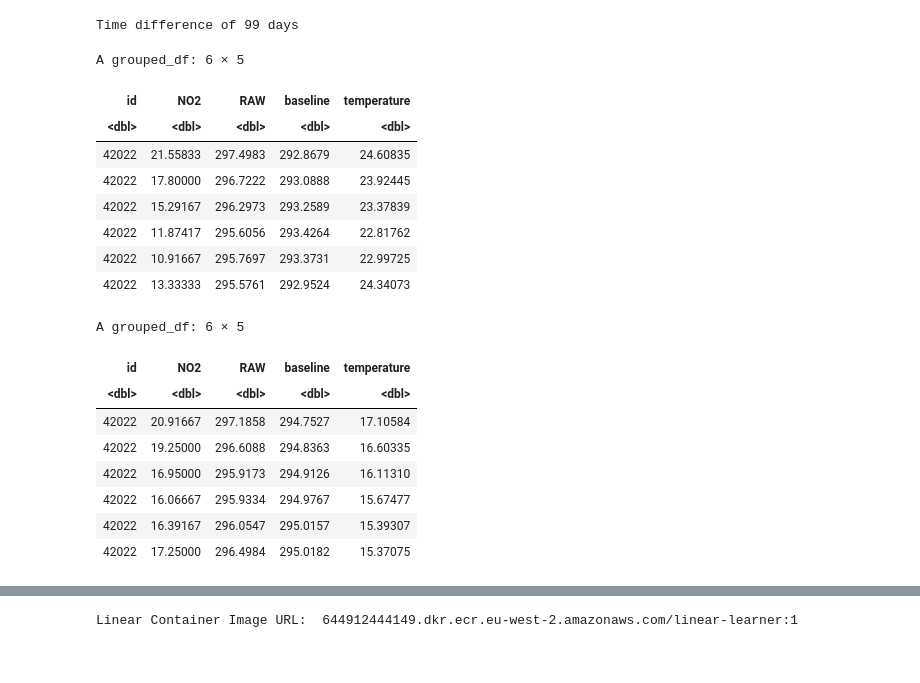
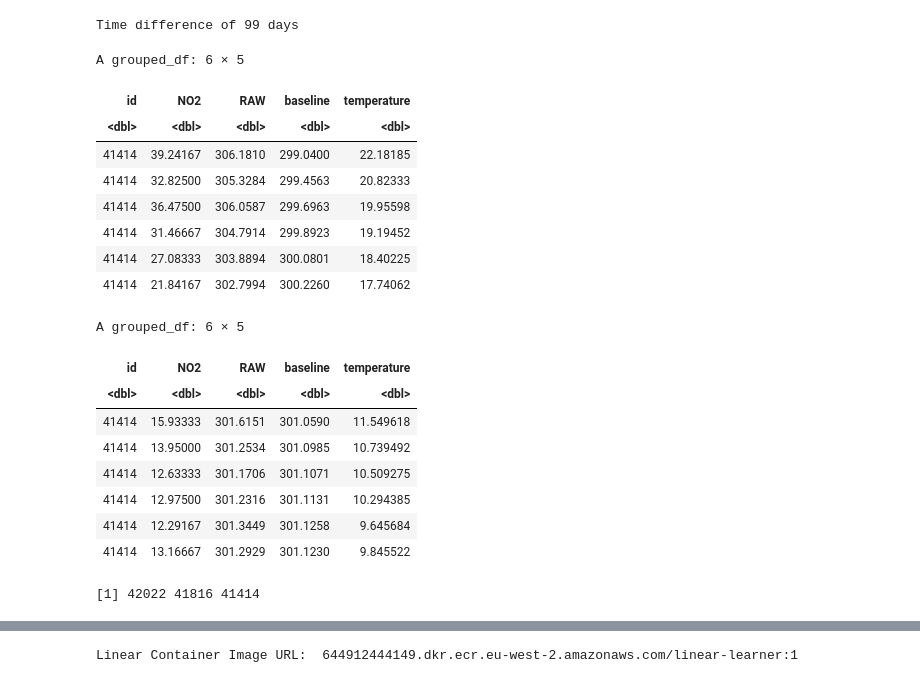
Before and after one commit to edanesh/airly3sagemaker-, a Jupyter notebook: V3-Copy1.ipynb, the cells around one changed output, grey strips where cells are left out. Saved outputs shown, nothing was run; the diff lists cells and outputs as text; code cells hidden in the pictures.

```diff
--- a/V3-Copy1.ipynb
+++ b/V3-Copy1.ipynb
@@ -72,10 +73,10 @@ A tibble: 6 × 7
 | 342155 | 41414 | 2021-11-22 00:00:00 | FINAL | NA | NA | NA |
 # %%
 # loading coloated reference senso (balcony analyser T200) data for the same period
-data_file <- 'data_ref-GMT.csv'
+data_file <- 'data_ref-LONDON.csv'
 data_ref_all <- read_csv(file=data_file) %>%
-      mutate(date = Time - lubridate::hours(1)) %>%  #convert tz gmt (utc+1) to utc
-    select(-Time)
+    mutate(Time = lubridate::force_tz(Time, "Europe/London")) %>%   # set time zone (for downloaded data) to local tzone
+    mutate(date = lubridate::with_tz(Time, "UTC")) # convert time zone to UTC
 head(data_ref_all)
 # %% [output]
 Rows: 28512 Columns: 4
@@ -239,17 +241,17 @@ gas_train <- data_airly_train_nested %>%
     select(id, NO2, RAW, baseline, temperature) %>%
     na.exclude()
 # %%
-head(gas_train)
+tail(gas_train)
 # %% [output]
 A grouped_df: 6 × 5
 | id | NO2 | RAW | baseline | temperature |
 | <dbl> | <dbl> | <dbl> | <dbl> | <dbl> |
-| 42022 | 21.55833 | 297.4983 | 292.8679 | 24.60835 |
-| 42022 | 17.80000 | 296.7222 | 293.0888 | 23.92445 |
-| 42022 | 15.29167 | 296.2973 | 293.2589 | 23.37839 |
-| 42022 | 11.87417 | 295.6056 | 293.4264 | 22.81762 |
-| 42022 | 10.91667 | 295.7697 | 293.3731 | 22.99725 |
-| 42022 | 13.33333 | 295.5761 | 292.9524 | 24.34073 |
+| 41414 | 39.24167 | 306.1810 | 299.0400 | 22.18185 |
+| 41414 | 32.82500 | 305.3284 | 299.4563 | 20.82333 |
+| 41414 | 36.47500 | 306.0587 | 299.6963 | 19.95598 |
+| 41414 | 31.46667 | 304.7914 | 299.8923 | 19.19452 |
+| 41414 | 27.08333 | 303.8894 | 300.0801 | 18.40225 |
+| 41414 | 21.84167 | 302.7994 | 300.2260 | 17.74062 |
 # %%
 # average data over 1hr to reduce data points to match train set processing
 data_airly_test_nested <- data_airly_test %>%
@@ -271,14 +273,14 @@ gas_test <- data_airly_test_nested %>%
     select(id, NO2, RAW, baseline, temperature) %>%
     na.exclude()
 # %%
-head(gas_test)
+tail(gas_test)
 # %% [output]
 A grouped_df: 6 × 5
 | id | NO2 | RAW | baseline | temperature |
 | <dbl> | <dbl> | <dbl> | <dbl> | <dbl> |
-| 42022 | 20.91667 | 297.1858 | 294.7527 | 17.10584 |
-| 42022 | 19.25000 | 296.6088 | 294.8363 | 16.60335 |
-| 42022 | 16.95000 | 295.9173 | 294.9126 | 16.11310 |
-| 42022 | 16.06667 | 295.9334 | 294.9767 | 15.67477 |
-| 42022 | 16.39167 | 296.0547 | 295.0157 | 15.39307 |
-| 42022 | 17.25000 | 296.4984 | 295.0182 | 15.37075 |
+| 41414 | 15.93333 | 301.6151 | 301.0590 | 11.549618 |
+| 41414 | 13.95000 | 301.2534 | 301.0985 | 10.739492 |
+| 41414 | 12.63333 | 301.1706 | 301.1071 | 10.509275 |
+| 41414 | 12.97500 | 301.2316 | 301.1131 | 10.294385 |
+| 41414 | 12.29167 | 301.3449 | 301.1258 | 9.645684 |
+| 41414 | 13.16667 | 301.2929 | 301.1230 | 9.845522 |
@@ -284,0 +293,4 @@ A grouped_df: 6 × 5
+# %%
+train_ids
+# %% [output]
+[1] 42022 41816 41414
```
Also changed, not shown: parts of 66 cells of this notebook, 1 other file.
